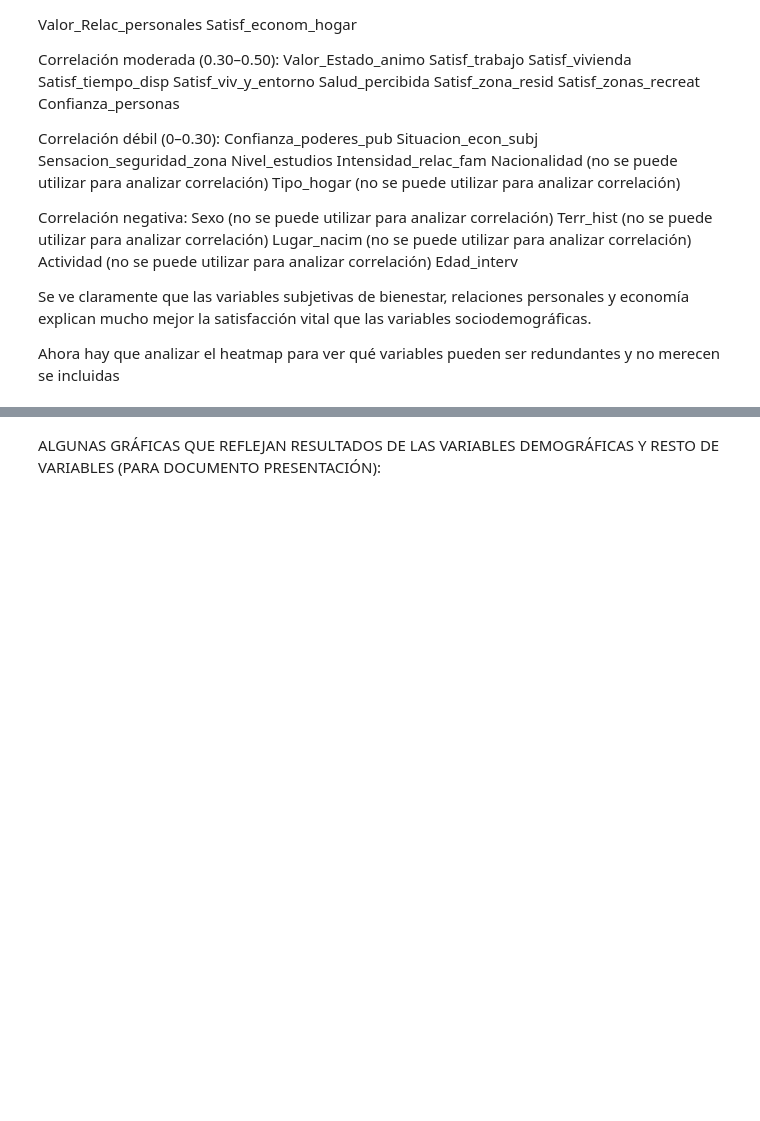
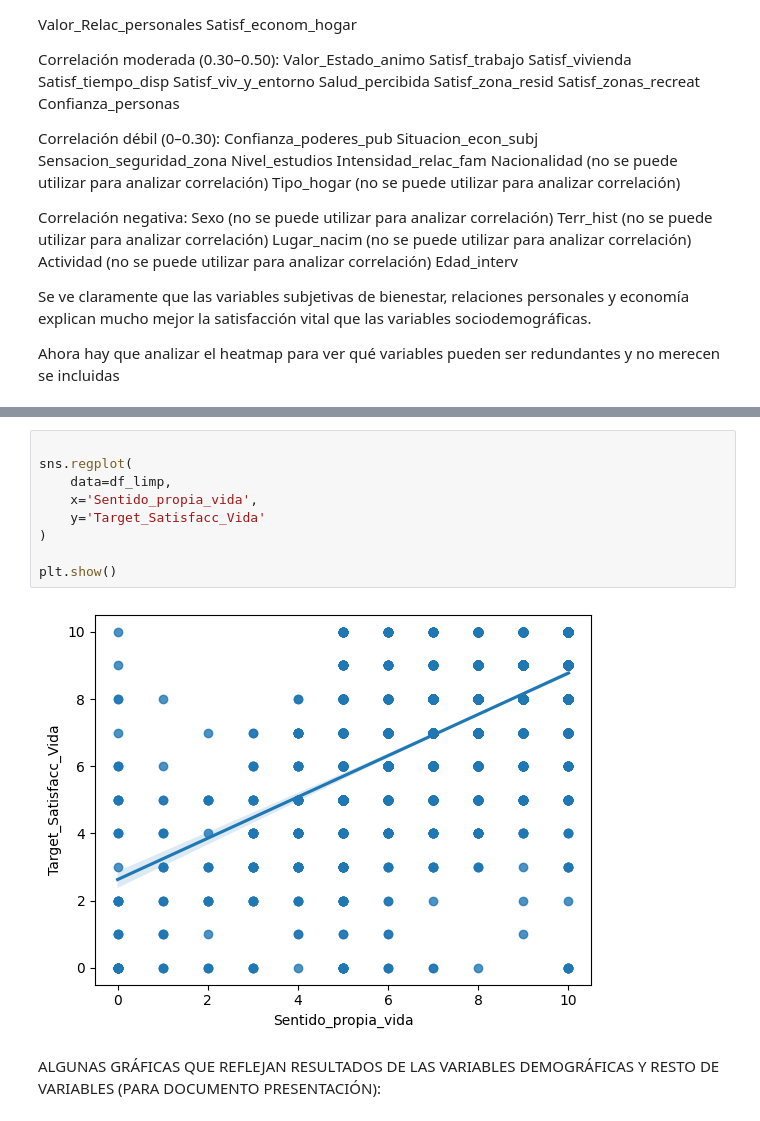
Before and after one commit to Leire2026/Proyecto_Machine_Learning, a Jupyter notebook: Proyecto_Final_ML/2_Notebooks/2_EDA_y_Limpieza.ipynb, the cells around one changed output, grey strips where cells are left out. Drawn from its saved outputs; the diff is of its cells as text; blank space fills up the shorter version.

```diff
--- a/Proyecto_Final_ML/2_Notebooks/2_EDA_y_Limpieza.ipynb
+++ b/Proyecto_Final_ML/2_Notebooks/2_EDA_y_Limpieza.ipynb
@@ -583,3 +595,14 @@ Ahora hay que analizar el heatmap para ver qué variables pueden ser redundantes
+# %%
+
+sns.regplot(
+    data=df_limp,
+    x='Sentido_propia_vida',
+    y='Target_Satisfacc_Vida'
+)
+
+plt.show()
+# %% [output]
+[figure, added]
 # %% [markdown]
 ALGUNAS GRÁFICAS QUE REFLEJAN RESULTADOS DE LAS VARIABLES DEMOGRÁFICAS Y RESTO DE VARIABLES (PARA DOCUMENTO PRESENTACIÓN):
 # %%
```
Also changed, not shown: parts of 3 cells of this notebook, 6 other files.
